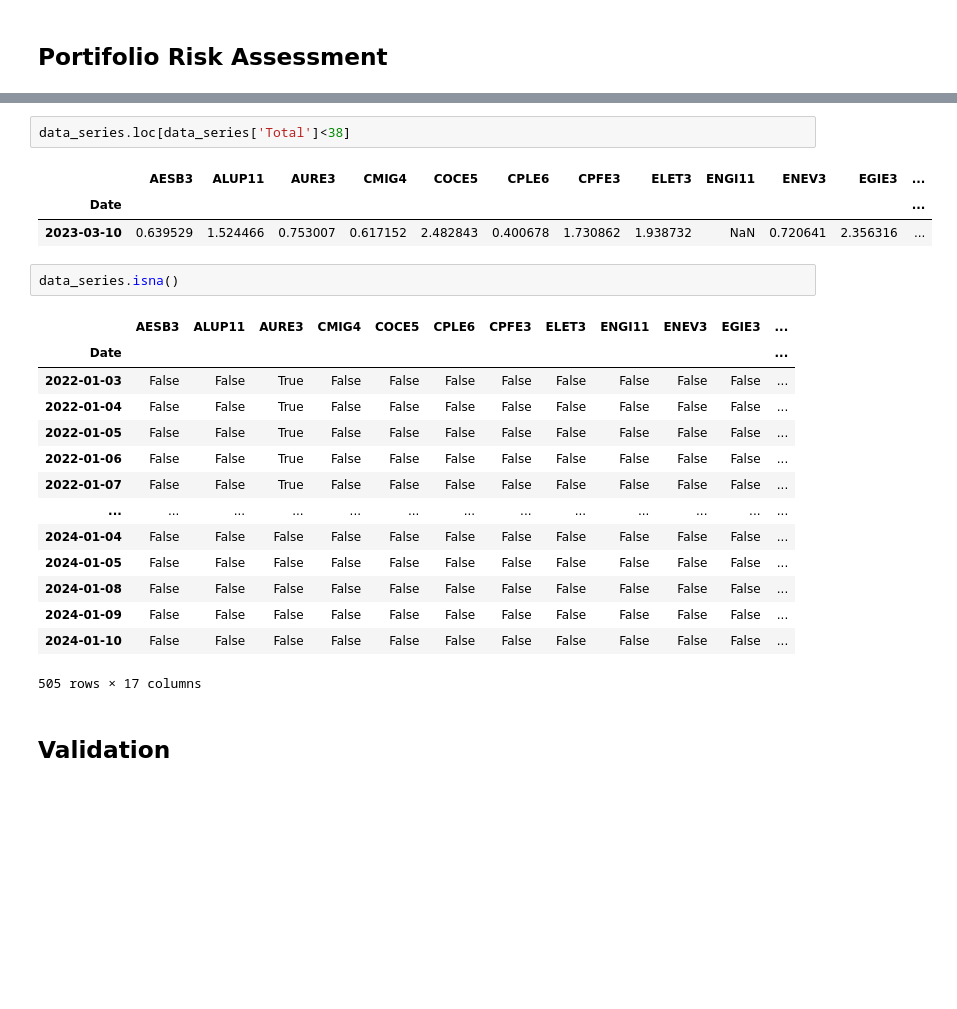
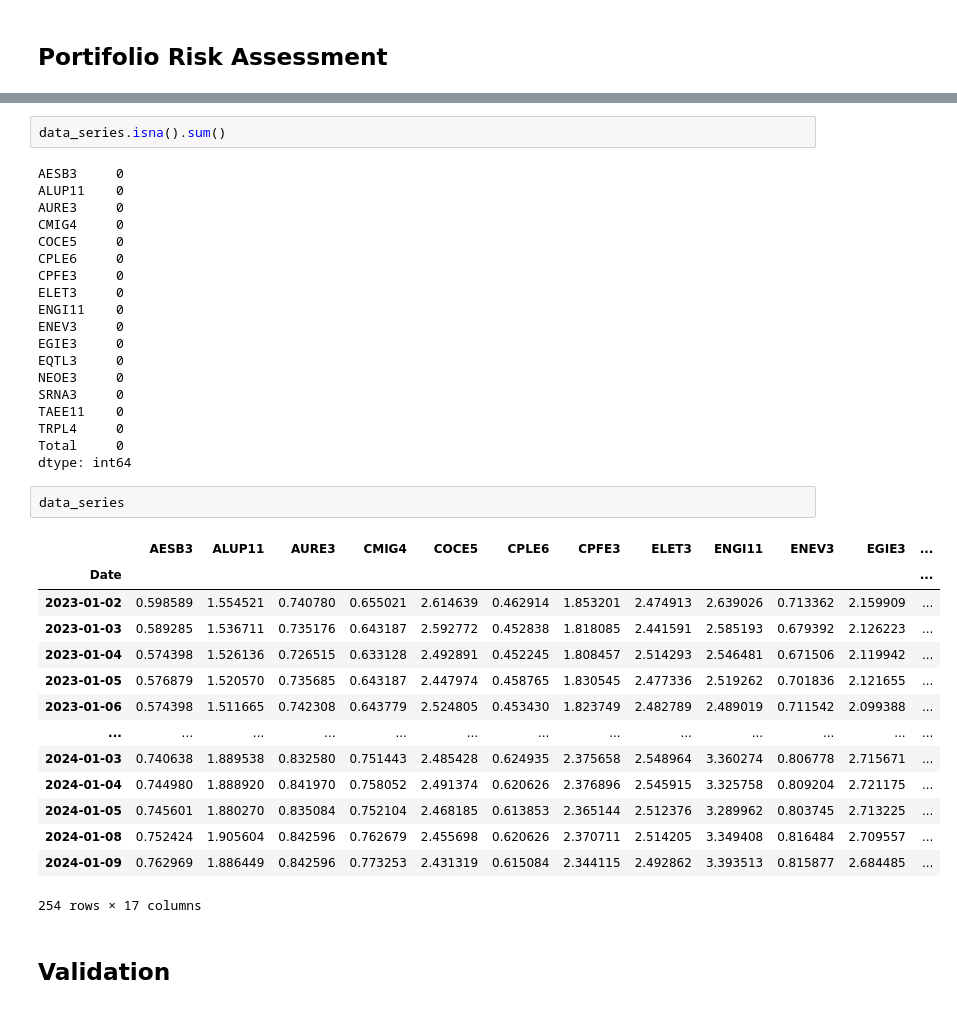
Before and after one commit to IsraelFPM/Risk-Analysis, a Jupyter notebook: ValueAtRisk.ipynb, the cells around one changed output, grey strips where cells are left out. Cells and saved outputs as stored; diff of their text form; blank space fills up the shorter version.

```diff
--- a/ValueAtRisk.ipynb
+++ b/ValueAtRisk.ipynb
@@ -171,25 +172,40 @@ data_series['Total'].plot()
-# %%
-data_series.loc[data_series['Total']<38]
-# %% [output]
-|  | AESB3 | ALUP11 | AURE3 | CMIG4 | COCE5 | CPLE6 | CPFE3 | ELET3 | ENGI11 | ENEV3 | EGIE3 | ... |
-| Date |  |  |  |  |  |  |  |  |  |  |  | ... |
-| 2023-03-10 | 0.639529 | 1.524466 | 0.753007 | 0.617152 | 2.482843 | 0.400678 | 1.730862 | 1.938732 | NaN | 0.720641 | 2.356316 | ... |
 # %%
-data_series.isna()
+data_series.isna().sum()
 # %% [output]
-|  | AESB3 | ALUP11 | AURE3 | CMIG4 | COCE5 | CPLE6 | CPFE3 | ELET3 | ENGI11 | ENEV3 | EGIE3 | ... |
-| Date |  |  |  |  |  |  |  |  |  |  |  | ... |
-| 2022-01-03 | False | False | True | False | False | False | False | False | False | False | False | ... |
-| 2022-01-04 | False | False | True | False | False | False | False | False | False | False | False | ... |
-| 2022-01-05 | False | False | True | False | False | False | False | False | False | False | False | ... |
-| 2022-01-06 | False | False | True | False | False | False | False | False | False | False | False | ... |
-| 2022-01-07 | False | False | True | False | False | False | False | False | False | False | False | ... |
-| ... | ... | ... | ... | ... | ... | ... | ... | ... | ... | ... | ... | ... |
-| 2024-01-04 | False | False | False | False | False | False | False | False | False | False | False | ... |
-| 2024-01-05 | False | False | False | False | False | False | False | False | False | False | False | ... |
-| 2024-01-08 | False | False | False | False | False | False | False | False | False | False | False | ... |
-| 2024-01-09 | False | False | False | False | False | False | False | False | False | False | False | ... |
-| 2024-01-10 | False | False | False | False | False | False | False | False | False | False | False | ... |
-505 rows × 17 columns
+AESB3     0
+ALUP11    0
+AURE3     0
+CMIG4     0
+COCE5     0
+CPLE6     0
+CPFE3     0
+ELET3     0
+ENGI11    0
+ENEV3     0
+EGIE3     0
+EQTL3     0
+NEOE3     0
+SRNA3     0
+TAEE11    0
+TRPL4     0
+Total     0
+dtype: int64
+# %%
+data_series
+# %% [output]
+|  | AESB3 | ALUP11 | AURE3 | CMIG4 | COCE5 | CPLE6 | CPFE3 | ELET3 | ENGI11 | ENEV3 | EGIE3 | ... |
+| Date |  |  |  |  |  |  |  |  |  |  |  | ... |
+| 2023-01-02 | 0.598589 | 1.554521 | 0.740780 | 0.655021 | 2.614639 | 0.462914 | 1.853201 | 2.474913 | 2.639026 | 0.713362 | 2.159909 | ... |
+| 2023-01-03 | 0.589285 | 1.536711 | 0.735176 | 0.643187 | 2.592772 | 0.452838 | 1.818085 | 2.441591 | 2.585193 | 0.679392 | 2.126223 | ... |
+| 2023-01-04 | 0.574398 | 1.526136 | 0.726515 | 0.633128 | 2.492891 | 0.452245 | 1.808457 | 2.514293 | 2.546481 | 0.671506 | 2.119942 | ... |
+| 2023-01-05 | 0.576879 | 1.520570 | 0.735685 | 0.643187 | 2.447974 | 0.458765 | 1.830545 | 2.477336 | 2.519262 | 0.701836 | 2.121655 | ... |
+| 2023-01-06 | 0.574398 | 1.511665 | 0.742308 | 0.643779 | 2.524805 | 0.453430 | 1.823749 | 2.482789 | 2.489019 | 0.711542 | 2.099388 | ... |
+| ... | ... | ... | ... | ... | ... | ... | ... | ... | ... | ... | ... | ... |
+| 2024-01-03 | 0.740638 | 1.889538 | 0.832580 | 0.751443 | 2.485428 | 0.624935 | 2.375658 | 2.548964 | 3.360274 | 0.806778 | 2.715671 | ... |
+| 2024-01-04 | 0.744980 | 1.888920 | 0.841970 | 0.758052 | 2.491374 | 0.620626 | 2.376896 | 2.545915 | 3.325758 | 0.809204 | 2.721175 | ... |
+| 2024-01-05 | 0.745601 | 1.880270 | 0.835084 | 0.752104 | 2.468185 | 0.613853 | 2.365144 | 2.512376 | 3.289962 | 0.803745 | 2.713225 | ... |
+| 2024-01-08 | 0.752424 | 1.905604 | 0.842596 | 0.762679 | 2.455698 | 0.620626 | 2.370711 | 2.514205 | 3.349408 | 0.816484 | 2.709557 | ... |
+| 2024-01-09 | 0.762969 | 1.886449 | 0.842596 | 0.773253 | 2.431319 | 0.615084 | 2.344115 | 2.492862 | 3.393513 | 0.815877 | 2.684485 | ... |
+254 rows × 17 columns
 # %% [markdown]
 ## Validation
```
Also changed, not shown: parts of 4 cells of this notebook.
